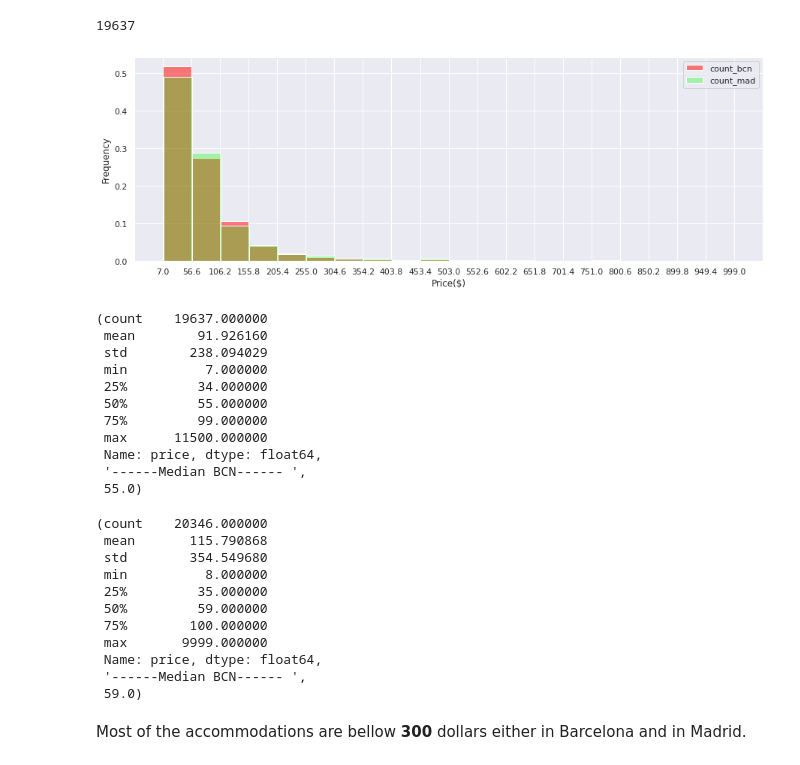
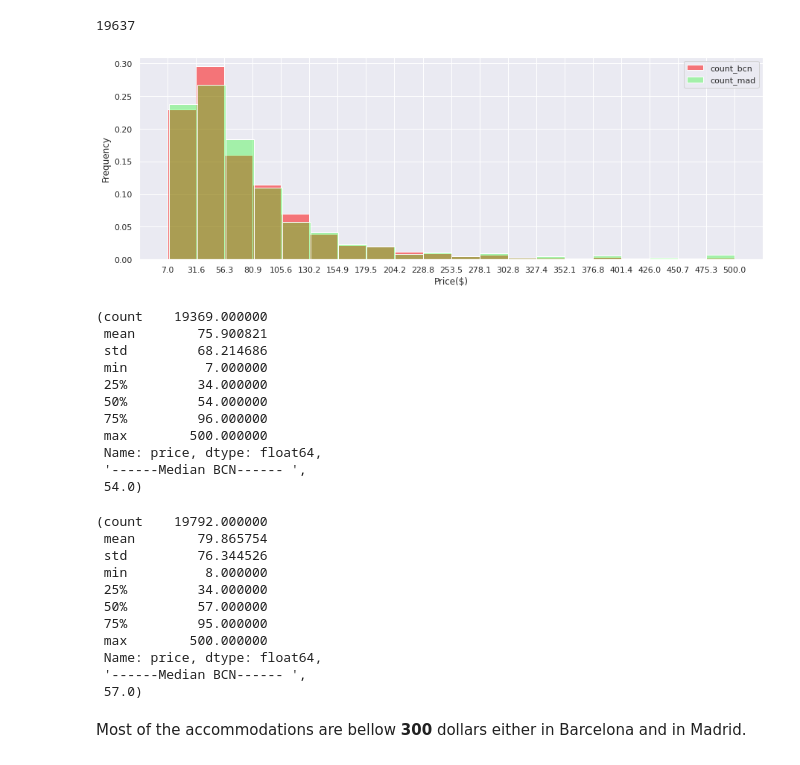
Before and after one commit to jordigc2/Udacity_DataScience_Nanodegree, a Jupyter notebook: Project1: Data Science Blog Post/src/AnalysingArbnbData.ipynb, the cells around one changed output. Drawn from its saved outputs; the diff is of its cells as text; code cells hidden in the pictures.

```diff
--- a/Project1: Data Science Blog Post/src/AnalysingArbnbData.ipynb
+++ b/Project1: Data Science Blog Post/src/AnalysingArbnbData.ipynb
@@ -161,0 +162,3 @@ listings_mad['Score'] = listings_mad[scoreCols].mean(axis=1)
+# %%
+listings_bcn = listings_bcn[listings_bcn.price<=500]
+listings_mad = listings_mad[listings_mad.price<=500]
@@ -189,49 +202,49 @@ listings_bcn.price.shape[0]
 19637
 # %%
 plt.figure(figsize=(15,5))
-(_, bins_bcn,_) = plt.hist(listings_bcn[listings_bcn.price < 1000].price, bins=20, color=(1, 0, 0, 0.5),
+(_, bins_bcn,_) = plt.hist(listings_bcn.price, bins=20, color=(1, 0, 0, 0.5),
                            label="count_bcn",
-                           weights=np.ones(listings_bcn[listings_bcn.price < 1000].price.shape[0]) / listings_bcn.price.shape[0])
+                           weights=np.ones(listings_bcn.price.shape[0]) / listings_bcn.price.shape[0])
 
-(_, bins_mad,_) = plt.hist(listings_mad[listings_mad.price < 1000].price, bins=20, color=(0,1,0,0.3),
+(_, bins_mad,_) = plt.hist(listings_mad.price, bins=20, color=(0,1,0,0.3),
                            label="count_mad",
-                           weights=np.ones(listings_mad[listings_mad.price < 1000].price.shape[0]) / listings_mad.price.shape[0])
+                           weights=np.ones(listings_mad.price.shape[0]) / listings_mad.price.shape[0])
 
 plt.xticks(bins_bcn)
 plt.ylabel("Frequency")
 plt.xlabel("Price($)")
 plt.legend()
 plt.plot();
 # %% [output]
-[figure, old version]
+[figure, new version]
 # %%
 listings_bcn.price.describe(), '------Median BCN------ ' ,listings_bcn.price.median()
 # %% [output]
-(count    19637.000000
- mean        91.926160
- std        238.094029
+(count    19369.000000
+ mean        75.900821
+ std         68.214686
  min          7.000000
  25%         34.000000
- 50%         55.000000
- 75%         99.000000
- max      11500.000000
+ 50%         54.000000
+ 75%         96.000000
+ max        500.000000
  Name: price, dtype: float64,
  '------Median BCN------ ',
- 55.0)
+ 54.0)
 # %%
 listings_mad.price.describe(), '------Median BCN------ ' ,listings_mad.price.median()
 # %% [output]
-(count    20346.000000
- mean       115.790868
- std        354.549680
+(count    19792.000000
+ mean        79.865754
+ std         76.344526
  min          8.000000
- 25%         35.000000
- 50%         59.000000
- 75%        100.000000
- max       9999.000000
+ 25%         34.000000
+ 50%         57.000000
+ 75%         95.000000
+ max        500.000000
  Name: price, dtype: float64,
  '------Median BCN------ ',
- 59.0)
+ 57.0)
 # %% [markdown]
 Most of the accommodations are bellow **300** dollars either in Barcelona and in Madrid.
 # %% [markdown]
```
Also changed, not shown: parts of 29 cells of this notebook.
